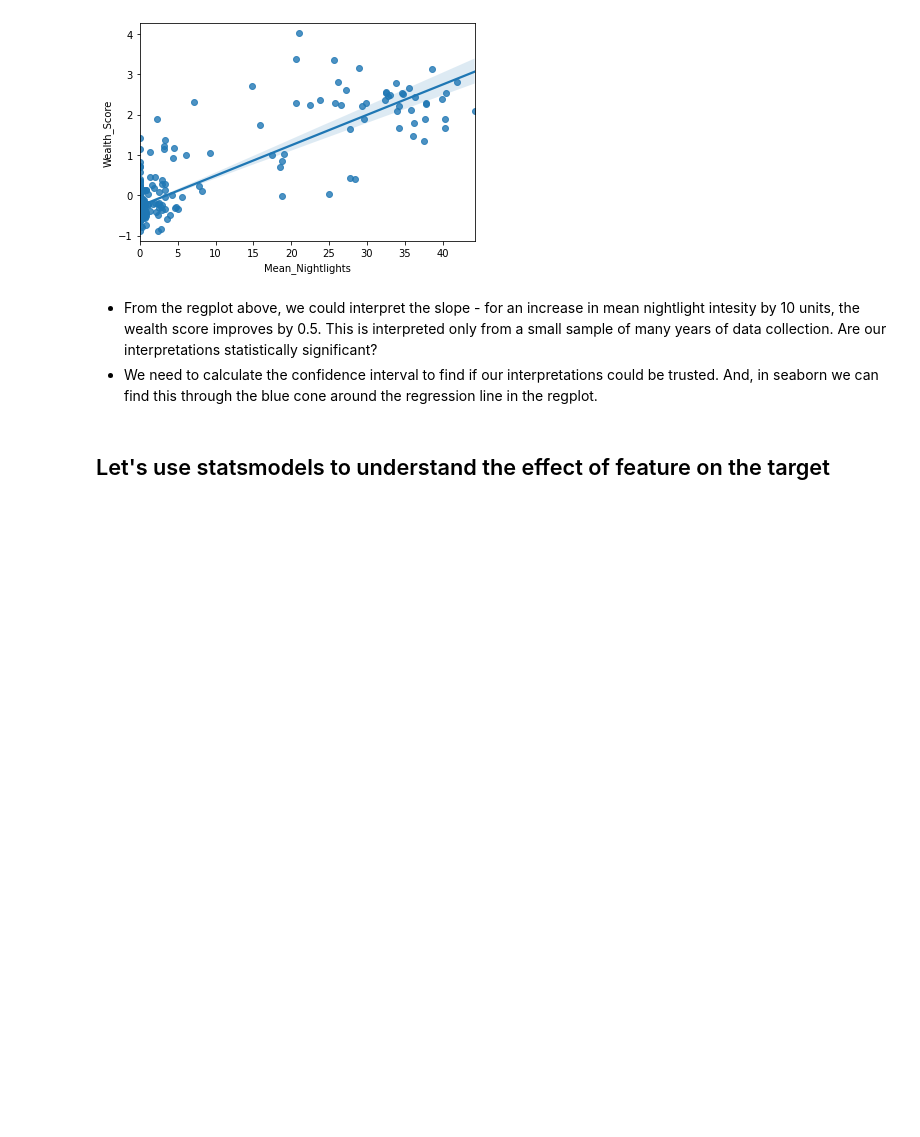
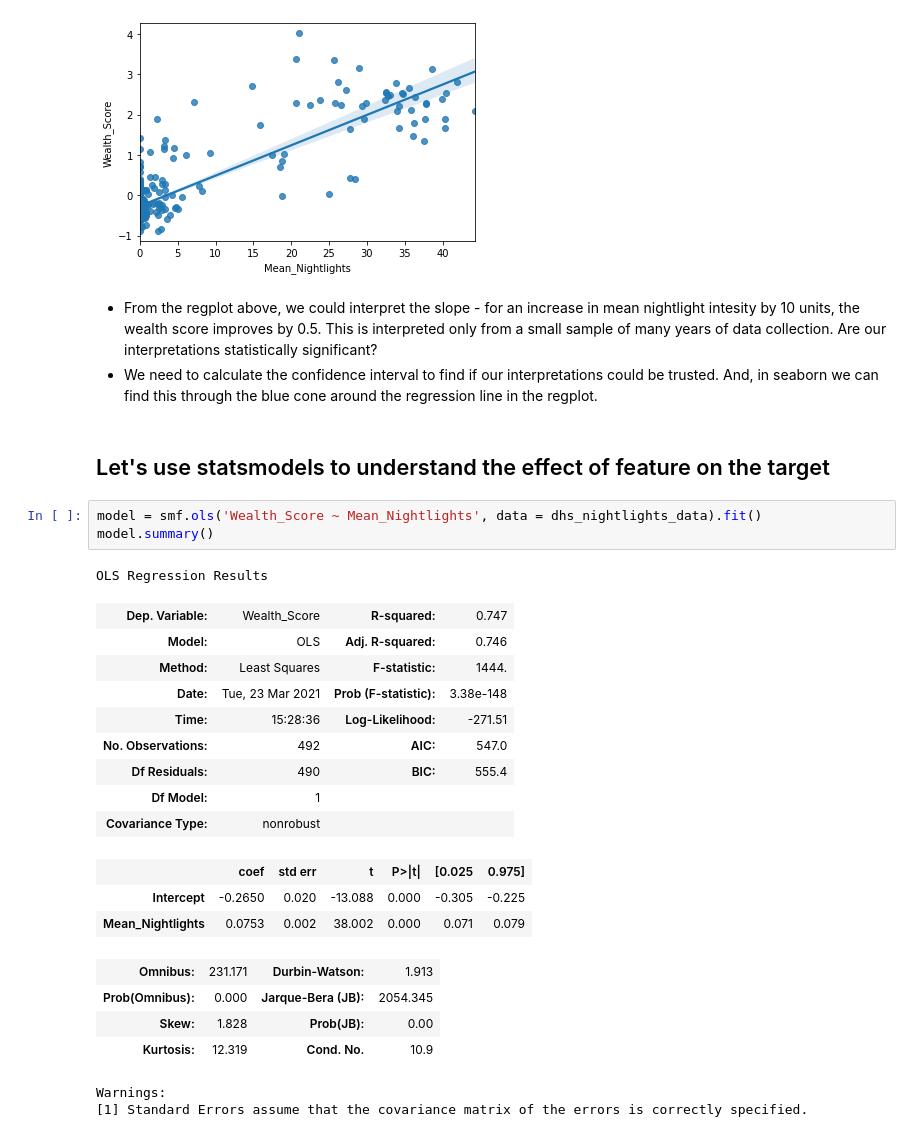
Before and after one commit to aishwaryawahane/poverty_predictor, a Jupyter notebook: notebooks/EDA_DHS_Nightlights.ipynb, the cells around one changed output. Cells and saved outputs as stored; diff of their text form; blank space fills up the shorter version.

```diff
--- a/notebooks/EDA_DHS_Nightlights.ipynb
+++ b/notebooks/EDA_DHS_Nightlights.ipynb
@@ -81,3 +81,26 @@ sns.regplot(x=dhs_nightlights_data['Mean_Nightlights'], y=dhs_nightlights_data['
 - We need to calculate the confidence interval to find if our interpretations could be trusted. And, in seaborn we can find this through the blue cone around the regression line in the regplot.
 # %% [markdown]
 ## Let's use statsmodels to understand the effect of feature on the target
+# %%
+model = smf.ols('Wealth_Score ~ Mean_Nightlights', data = dhs_nightlights_data).fit()
+model.summary()
+# %% [output]
+OLS Regression Results
+| Dep. Variable: | Wealth_Score | R-squared: | 0.747 |
+| Model: | OLS | Adj. R-squared: | 0.746 |
+| Method: | Least Squares | F-statistic: | 1444. |
+| Date: | Tue, 23 Mar 2021 | Prob (F-statistic): | 3.38e-148 |
+| Time: | 15:28:36 | Log-Likelihood: | -271.51 |
+| No. Observations: | 492 | AIC: | 547.0 |
+| Df Residuals: | 490 | BIC: | 555.4 |
+| Df Model: | 1 |  |  |
+| Covariance Type: | nonrobust |  |  |
+|  | coef | std err | t | P>|t| | [0.025 | 0.975] |
+| Intercept | -0.2650 | 0.020 | -13.088 | 0.000 | -0.305 | -0.225 |
+| Mean_Nightlights | 0.0753 | 0.002 | 38.002 | 0.000 | 0.071 | 0.079 |
+| Omnibus: | 231.171 | Durbin-Watson: | 1.913 |
+| Prob(Omnibus): | 0.000 | Jarque-Bera (JB): | 2054.345 |
+| Skew: | 1.828 | Prob(JB): | 0.00 |
+| Kurtosis: | 12.319 | Cond. No. | 10.9 |
+Warnings:
+[1] Standard Errors assume that the covariance matrix of the errors is correctly specified.
```
Also changed, not shown: parts of 7 cells of this notebook.
